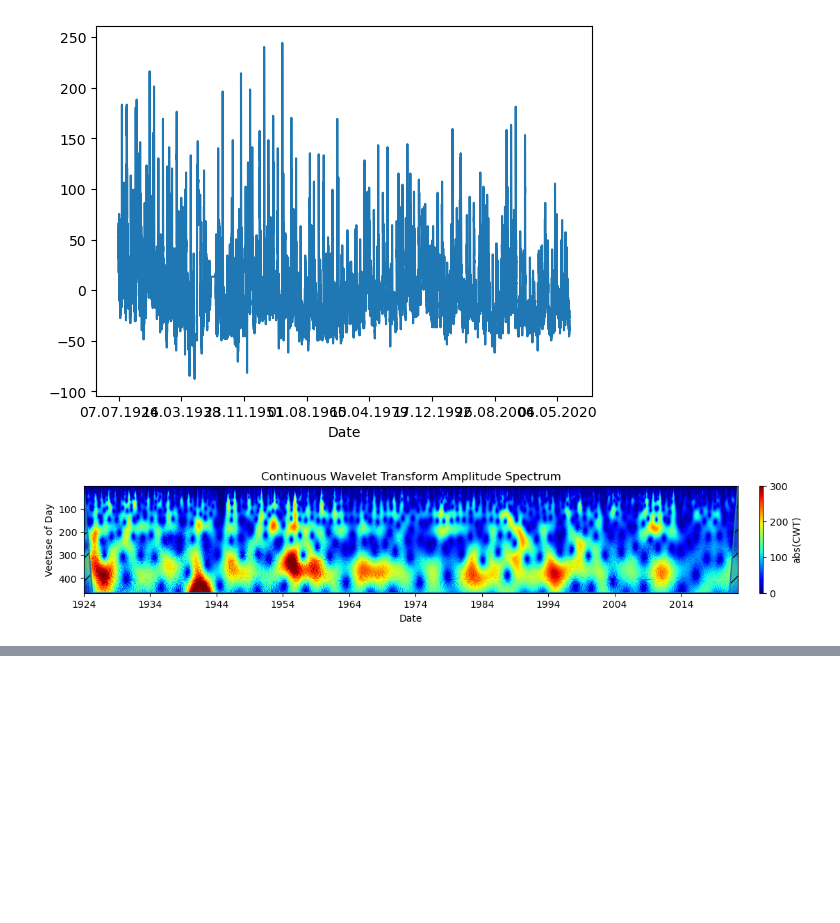
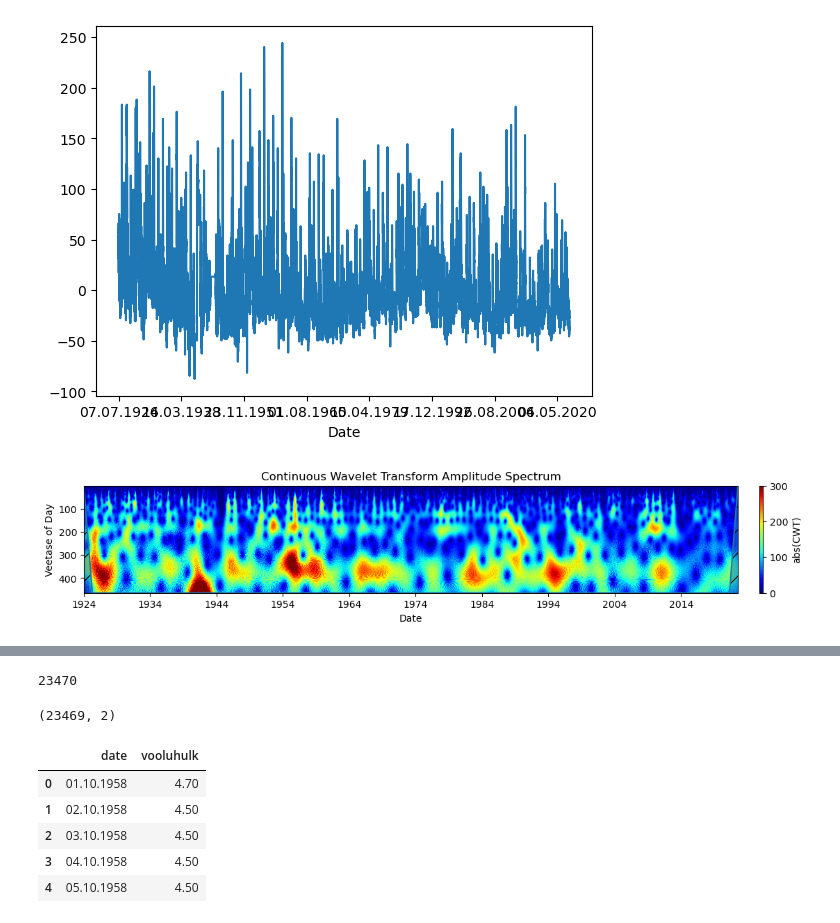
Before and after one commit to RRisto/learning, a Jupyter notebook: audio/wavelet/example_wavelet.ipynb, the cells around one changed output, grey strips where cells are left out. Drawn from its saved outputs; the diff is of its cells as text; code cells hidden in the pictures; blank space fills up the shorter version.

```diff
--- a/audio/wavelet/example_wavelet.ipynb
+++ b/audio/wavelet/example_wavelet.ipynb
@@ -131,0 +134,2 @@ set_x_yearly(ax, len(veetase_rapina), start_year=1924, step=10)
+# %%
+text=Path('data/vooluhulk_Rapina.csv').read_text()
@@ -131,0 +138,4 @@ set_x_yearly(ax, len(veetase_rapina), start_year=1924, step=10)
+# %%
+len(lines)
+# %% [output]
+23470
@@ -131,0 +144,15 @@ set_x_yearly(ax, len(veetase_rapina), start_year=1924, step=10)
+# %%
+df_vool_r=pd.DataFrame(lines_split[1:])
+df_vool_r.columns=['date', 'vooluhulk']
+df_vool_r.shape
+# %% [output]
+(23469, 2)
+# %%
+df_vool_r.head()
+# %% [output]
+|  | date | vooluhulk |
+| 0 | 01.10.1958 | 4.70 |
+| 1 | 02.10.1958 | 4.50 |
+| 2 | 03.10.1958 | 4.50 |
+| 3 | 04.10.1958 | 4.50 |
+| 4 | 05.10.1958 | 4.50 |
```
Also changed, not shown: parts of 9 cells of this notebook.
